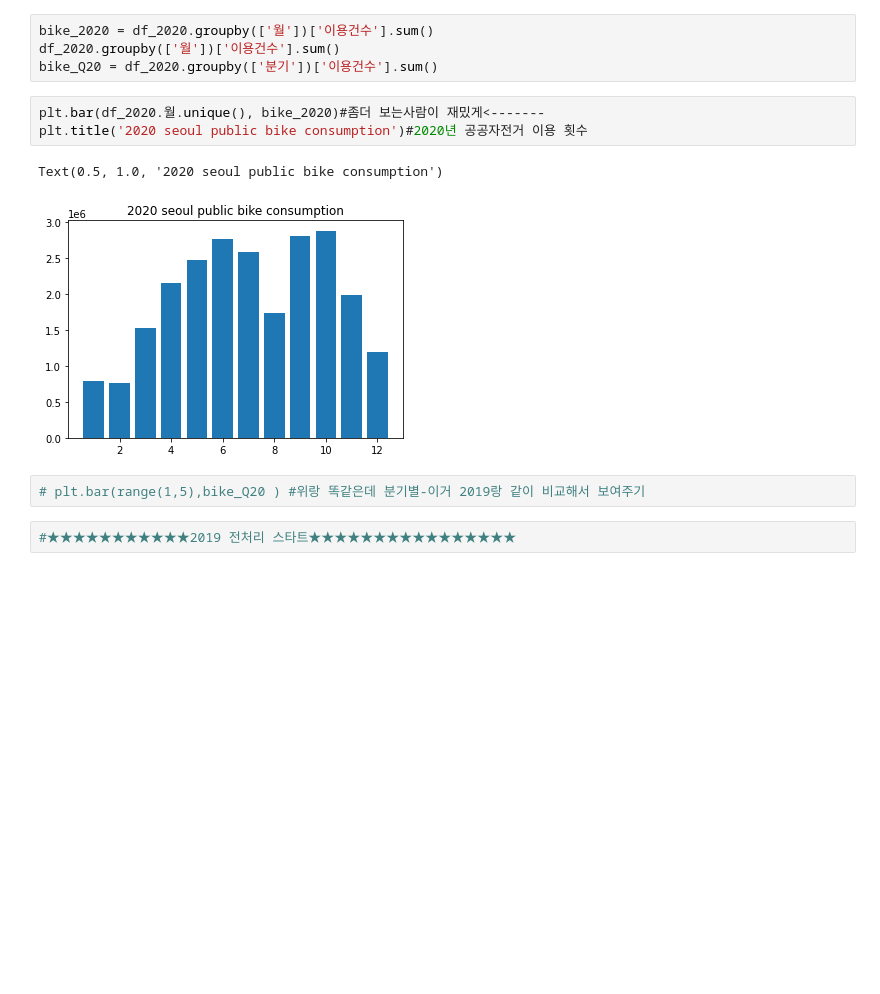
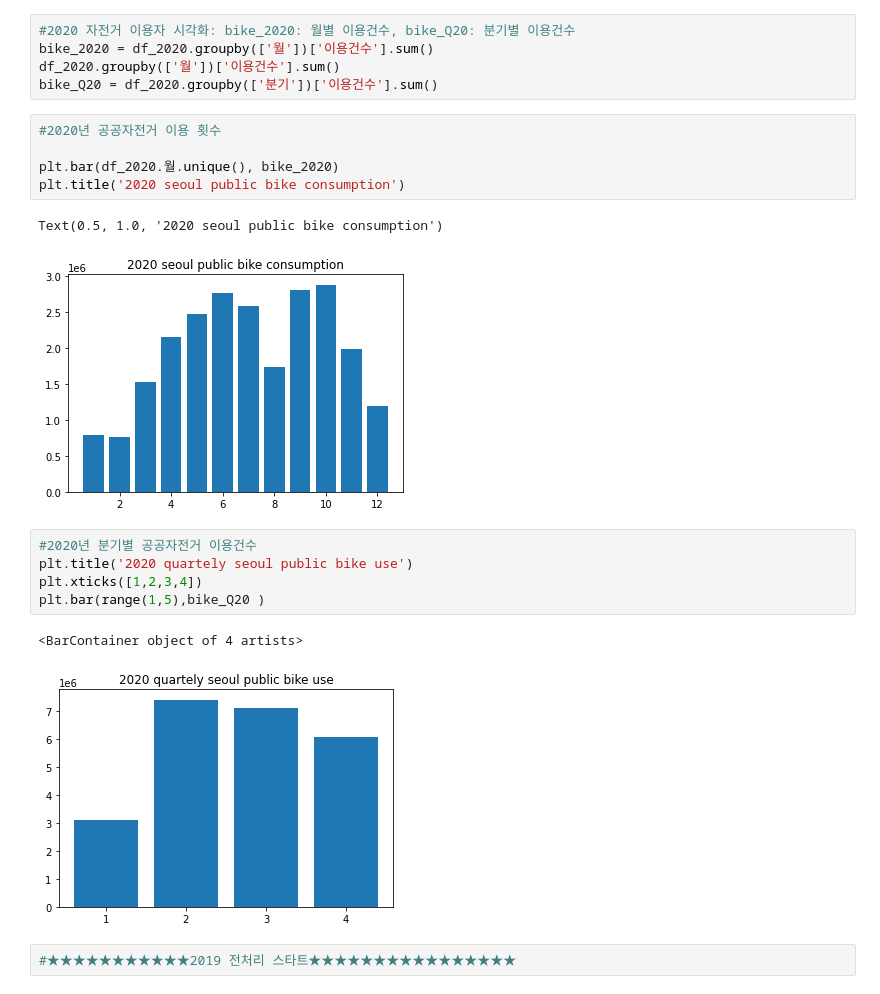
Before and after one commit to MihwanYu/Traffic-Analysis, a Jupyter notebook: 데이터전처리.ipynb, the cells around one changed output. Drawn from its saved outputs; the diff is of its cells as text; blank space fills up the shorter version.

```diff
--- a/데이터전처리.ipynb
+++ b/데이터전처리.ipynb
@@ -161,17 +155,26 @@ df_2020
 | 532174 | 2020-12 | 99999 | 20s | 3 | 0.0 | 15 | 12 | 4 |
 948887 rows × 8 columns
 # %%
+#2020 자전거 이용자 시각화: bike_2020: 월별 이용건수, bike_Q20: 분기별 이용건수
 bike_2020 = df_2020.groupby(['월'])['이용건수'].sum()
 df_2020.groupby(['월'])['이용건수'].sum()
 bike_Q20 = df_2020.groupby(['분기'])['이용건수'].sum()
 # %%
-plt.bar(df_2020.월.unique(), bike_2020)#좀더 보는사람이 재밌게<-------
-plt.title('2020 seoul public bike consumption')#2020년 공공자전거 이용 횟수
+#2020년 공공자전거 이용 횟수
+
+plt.bar(df_2020.월.unique(), bike_2020)
+plt.title('2020 seoul public bike consumption')
 # %% [output]
 Text(0.5, 1.0, '2020 seoul public bike consumption')
 [figure]
 # %%
-# plt.bar(range(1,5),bike_Q20 ) #위랑 똑같은데 분기별-이거 2019랑 같이 비교해서 보여주기
+#2020년 분기별 공공자전거 이용건수
+plt.title('2020 quartely seoul public bike use')
+plt.xticks([1,2,3,4])
+plt.bar(range(1,5),bike_Q20 )
+# %% [output]
+<BarContainer object of 4 artists>
+[figure, added]
 # %%
 #★★★★★★★★★★★2019 전처리 스타트★★★★★★★★★★★★★★★★
 # %%
```
Also changed, not shown: parts of 43 cells of this notebook.
